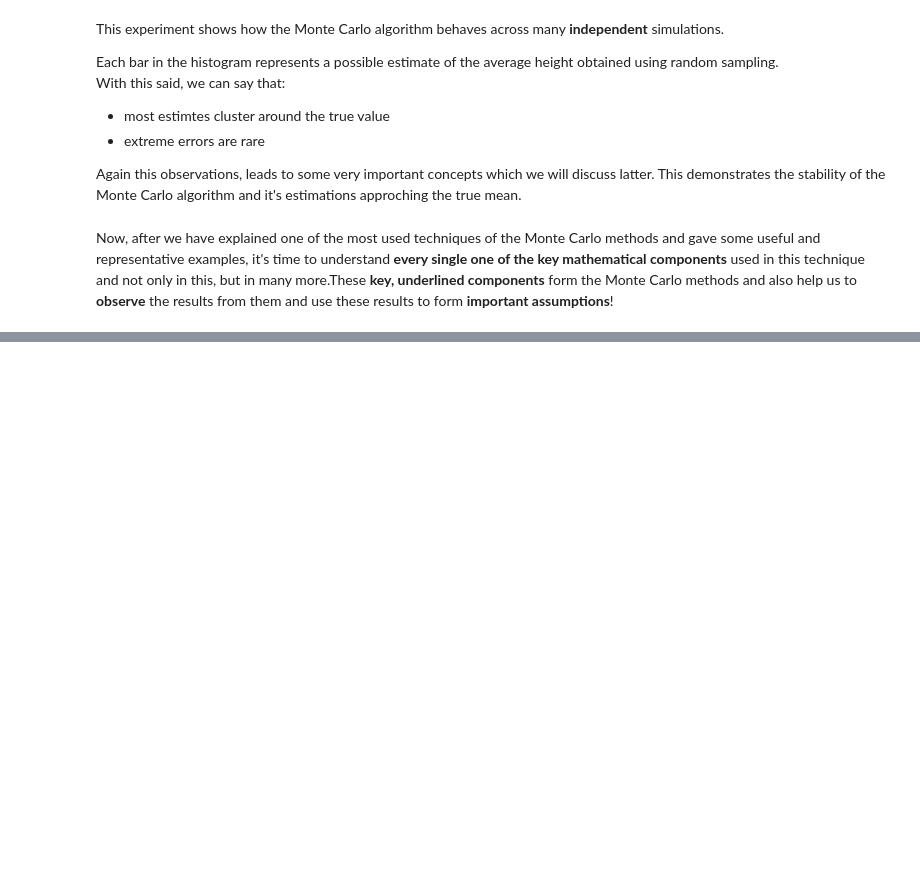
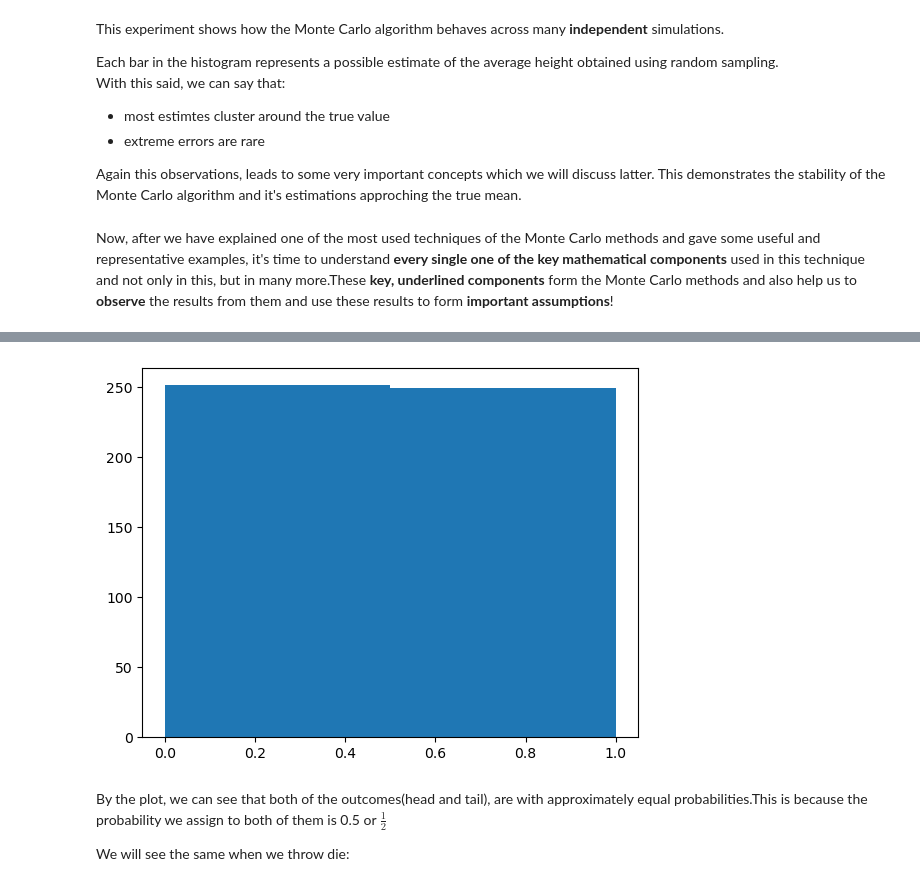
Before and after one commit to kvenov/The_Monte_Carlo_Method, a Jupyter notebook: monte_carlo_scientific_article.ipynb, the cells around one changed output, grey strips where cells are left out. Saved outputs shown, nothing was run; the diff lists cells and outputs as text; code cells hidden in the pictures; blank space fills up the shorter version.

Commit message:
Introducing the Probability Distribution and gave some examples of the discrete distributions, with code examples and visualizations.

```diff
--- a/monte_carlo_scientific_article.ipynb
+++ b/monte_carlo_scientific_article.ipynb
@@ -527,0 +540,17 @@ Monte Carlo methods work by:
+# %%
+size = 1000
+
+# Here we specify the chance of which the samples will be drawn, in this case the probability of getting a head is the same as getiing a tail(equally likely)
+p = 0.5
+
+# Here, basically, we draw samples from Bernoulli probability distribution, by modeling a single experiment (a Bernoulli trial) with exactly two possible outcomes: success or failure
+sample = np.random.binomial(1, p, n)
+
+plt.hist(sample, bins=2)
+plt.show()
+# %% [output]
+[figure, added]
+# %% [markdown]
+By the plot, we can see that both of the outcomes(head and tail), are with approximately equal probabilities.This is because the probability we assign to both of them is 0.5 or $ \frac{1}{2} $
+
+We will see the same when we throw die:
```
Also changed, not shown: parts of 33 cells of this notebook.
